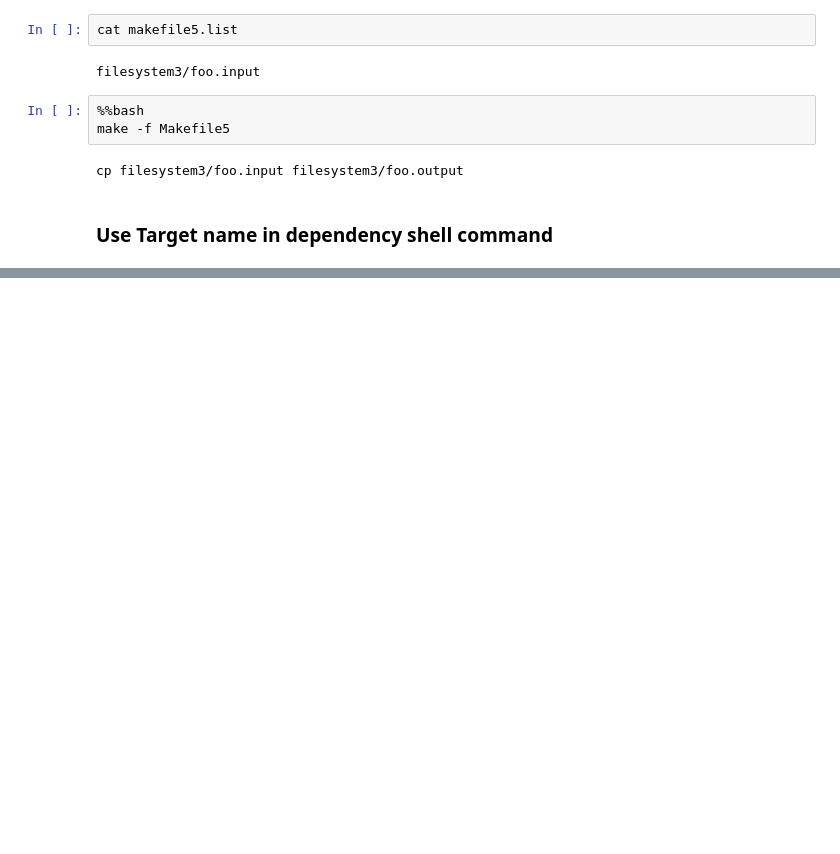
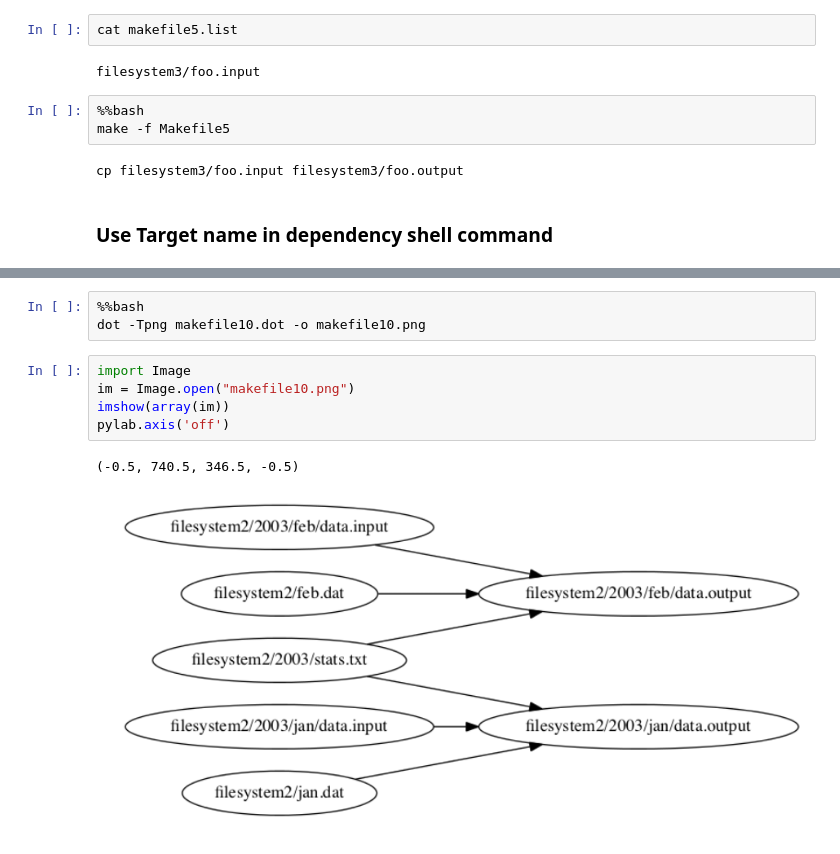
Before and after one commit to lindzey/hs-presentations, a Jupyter notebook: Makefiles/testing_make.ipynb, the cells around one changed output, grey strips where cells are left out. Drawn from its saved outputs; the diff is of its cells as text; blank space fills up the shorter version.

Commit message:
and, the makefiles notebook now contains example of creating a dot graph of all the dependencies

```diff
--- a/Makefiles/testing_make.ipynb
+++ b/Makefiles/testing_make.ipynb
@@ -354,0 +497,11 @@ cat: filesystem3/foo.output.dependency: No such file or directory
+# %%
+%%bash
+dot -Tpng makefile10.dot -o makefile10.png
+# %%
+import Image
+im = Image.open("makefile10.png")
+imshow(array(im))
+pylab.axis('off')
+# %% [output]
+(-0.5, 740.5, 346.5, -0.5)
+[figure, added]
```
Also changed, not shown: parts of 32 cells of this notebook.
